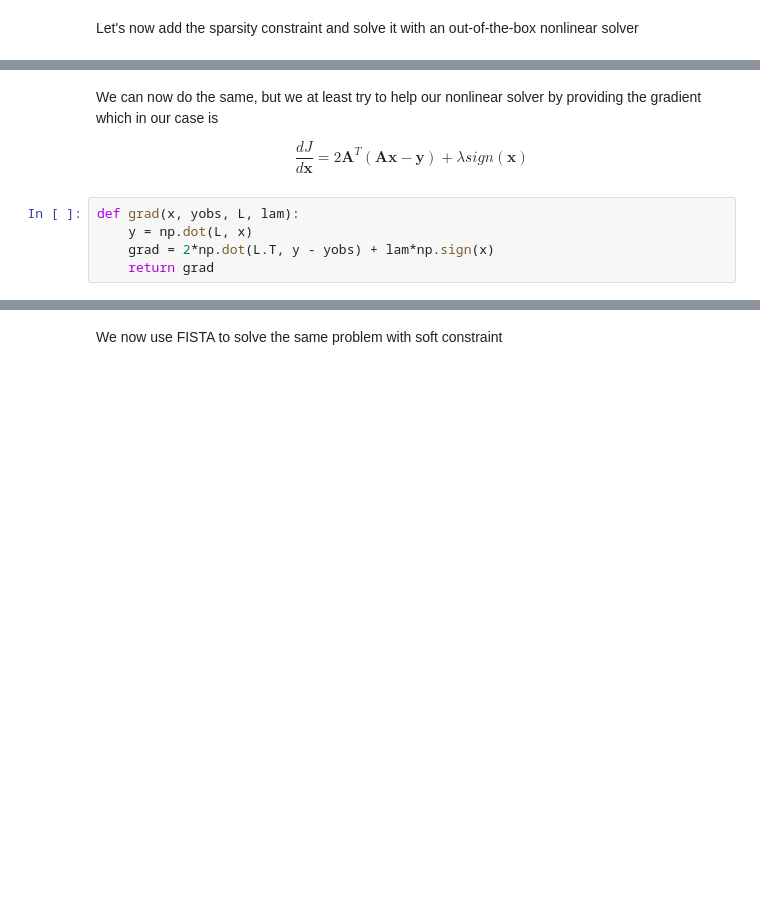
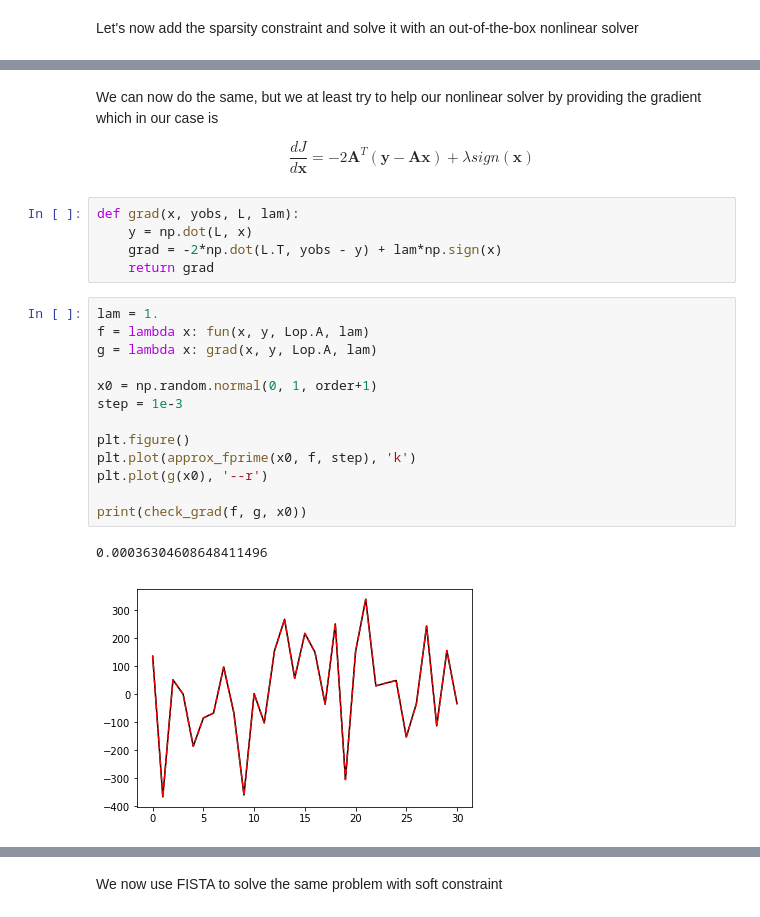
Before and after one commit to PyLops/pylops_notebooks, a Jupyter notebook: developement/SparseSolvers_Regression.ipynb, the cells around one changed output, grey strips where cells are left out. Cells and saved outputs as stored; diff of their text form; blank space fills up the shorter version.

```diff
--- a/developement/SparseSolvers_Regression.ipynb
+++ b/developement/SparseSolvers_Regression.ipynb
@@ -119,10 +119,26 @@ axs[1].set_title('Data');
 # %% [markdown]
 We can now do the same, but we at least try to help our nonlinear solver by providing the gradient which in our case is
 
-$$\frac{dJ}{d\mathbf{x}} = 2 \mathbf{A}^T ( \mathbf{A} \mathbf{x} - \mathbf{y} ) + \lambda sign(\mathbf{x}) $$
+$$\frac{dJ}{d\mathbf{x}} = - 2 \mathbf{A}^T ( \mathbf{y} - \mathbf{A} \mathbf{x}) + \lambda sign(\mathbf{x}) $$
 # %%
 def grad(x, yobs, L, lam):
     y = np.dot(L, x)
-    grad = 2*np.dot(L.T, y - yobs) + lam*np.sign(x)
+    grad = -2*np.dot(L.T, yobs - y) + lam*np.sign(x)
     return grad
+# %%
+lam = 1.
+f = lambda x: fun(x, y, Lop.A, lam)
+g = lambda x: grad(x, y, Lop.A, lam)
+
+x0 = np.random.normal(0, 1, order+1)
+step = 1e-3
+
+plt.figure()
+plt.plot(approx_fprime(x0, f, step), 'k')
+plt.plot(g(x0), '--r')
+
+print(check_grad(f, g, x0))
+# %% [output]
+0.00036304608648411496
+[figure, added]
 # %%
```
Also changed, not shown: parts of 9 cells of this notebook.
